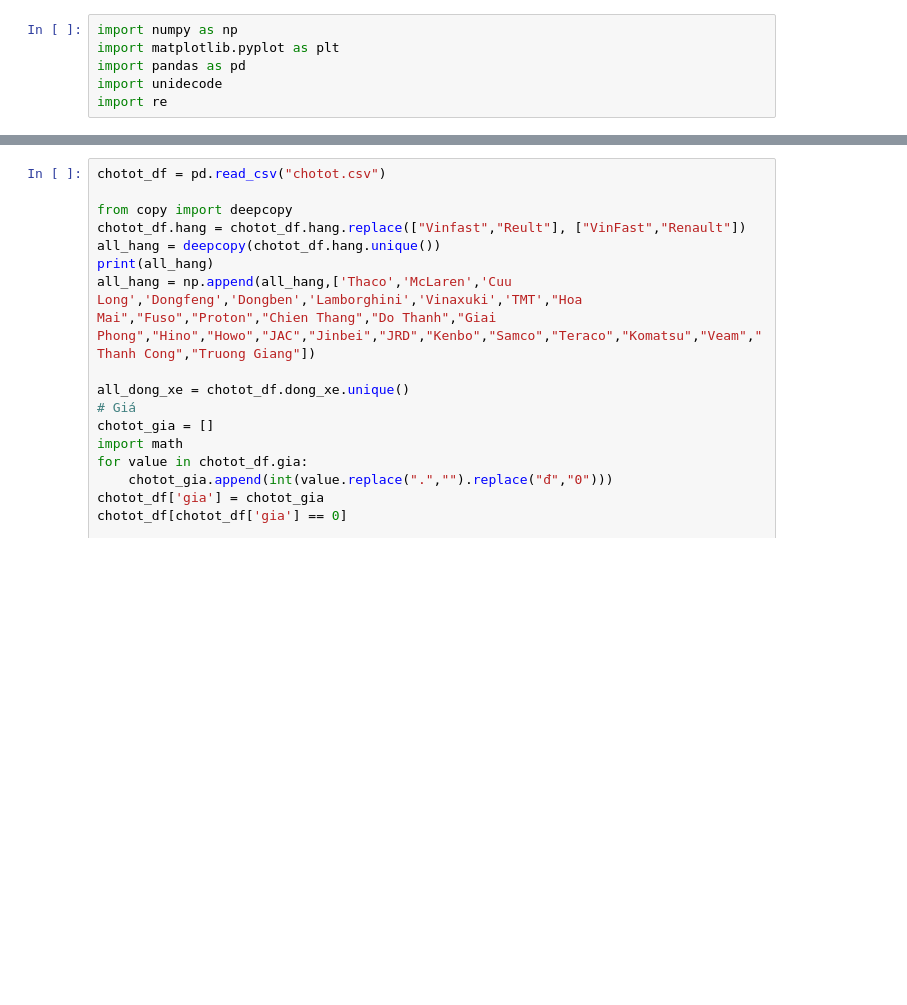
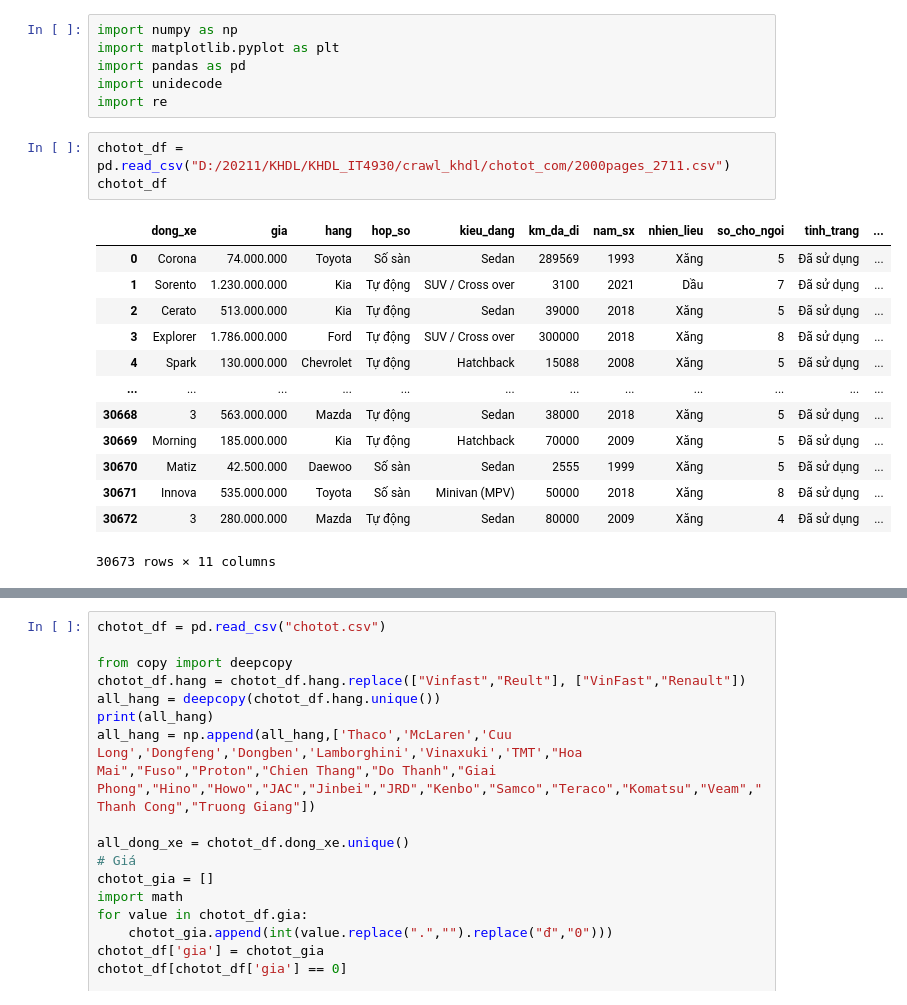
Before and after one commit to ghuioio/KHDL_IT4930, a Jupyter notebook: preprocess/preprocess.ipynb, the cells around one changed output, grey strips where cells are left out. Saved outputs shown, nothing was run; the diff lists cells and outputs as text; blank space fills up the shorter version.

```diff
--- a/preprocess/preprocess.ipynb
+++ b/preprocess/preprocess.ipynb
@@ -4,3 +4,20 @@ import matplotlib.pyplot as plt
 import pandas as pd
 import unidecode
 import re
+# %%
+chotot_df = pd.read_csv("D:/20211/KHDL/KHDL_IT4930/crawl_khdl/chotot_com/2000pages_2711.csv")
+chotot_df
+# %% [output]
+|  | dong_xe | gia | hang | hop_so | kieu_dang | km_da_di | nam_sx | nhien_lieu | so_cho_ngoi | tinh_trang | ... |
+| 0 | Corona | 74.000.000 | Toyota | Số sàn | Sedan | 289569 | 1993 | Xăng | 5 | Đã sử dụng | ... |
+| 1 | Sorento | 1.230.000.000 | Kia | Tự động | SUV / Cross over | 3100 | 2021 | Dầu | 7 | Đã sử dụng | ... |
+| 2 | Cerato | 513.000.000 | Kia | Tự động | Sedan | 39000 | 2018 | Xăng | 5 | Đã sử dụng | ... |
+| 3 | Explorer | 1.786.000.000 | Ford | Tự động | SUV / Cross over | 300000 | 2018 | Xăng | 8 | Đã sử dụng | ... |
+| 4 | Spark | 130.000.000 | Chevrolet | Tự động | Hatchback | 15088 | 2008 | Xăng | 5 | Đã sử dụng | ... |
+| ... | ... | ... | ... | ... | ... | ... | ... | ... | ... | ... | ... |
+| 30668 | 3 | 563.000.000 | Mazda | Tự động | Sedan | 38000 | 2018 | Xăng | 5 | Đã sử dụng | ... |
+| 30669 | Morning | 185.000.000 | Kia | Tự động | Hatchback | 70000 | 2009 | Xăng | 5 | Đã sử dụng | ... |
+| 30670 | Matiz | 42.500.000 | Daewoo | Số sàn | Sedan | 2555 | 1999 | Xăng | 5 | Đã sử dụng | ... |
+| 30671 | Innova | 535.000.000 | Toyota | Số sàn | Minivan (MPV) | 50000 | 2018 | Xăng | 8 | Đã sử dụng | ... |
+| 30672 | 3 | 280.000.000 | Mazda | Tự động | Sedan | 80000 | 2009 | Xăng | 4 | Đã sử dụng | ... |
+30673 rows × 11 columns
```
Also changed, not shown: parts of 2 cells of this notebook, 11 other files.
